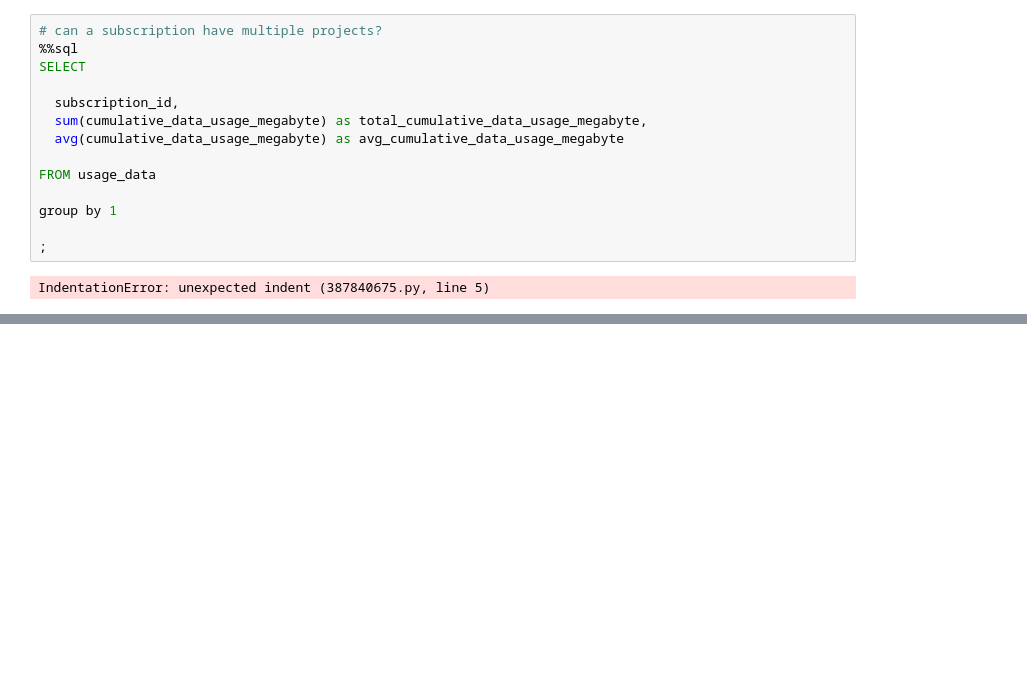
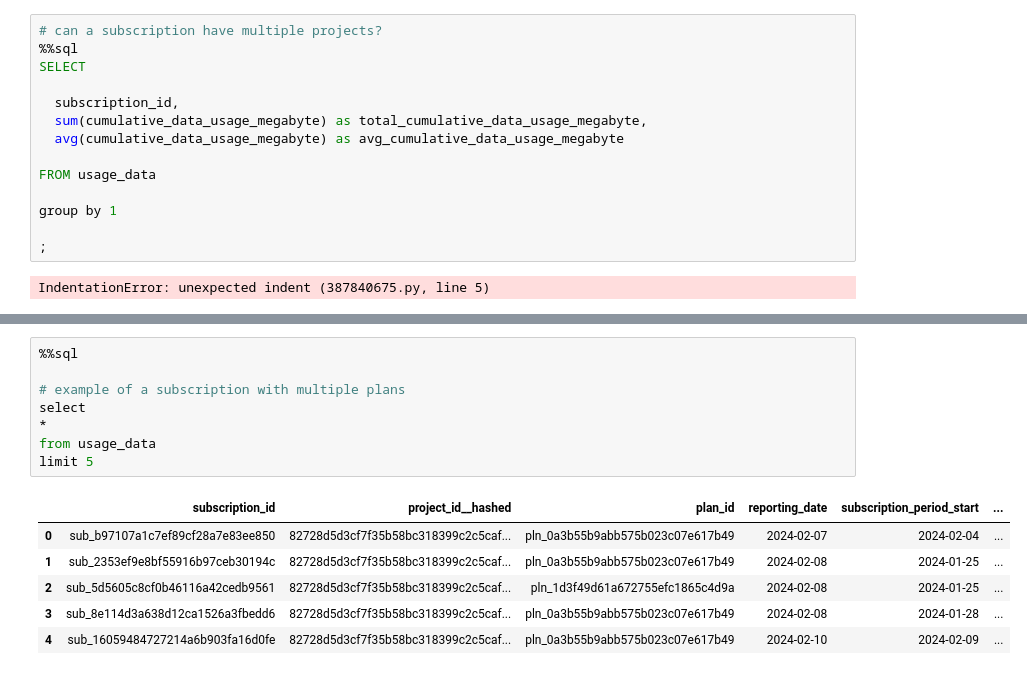
Before and after one commit to Robertoarce/gigs-sql, a Jupyter notebook: analysis.ipynb, the cells around one changed output, grey strips where cells are left out. Drawn from its saved outputs; the diff is of its cells as text; blank space fills up the shorter version.

```diff
--- a/analysis.ipynb
+++ b/analysis.ipynb
@@ -362,0 +481,15 @@ IndentationError: unexpected indent (387840675.py, line 5)
+# %%
+%%sql
+
+# example of a subscription with multiple plans
+select
+*
+from usage_data
+limit 5
+# %% [output]
+|  | subscription_id | project_id__hashed | plan_id | reporting_date | subscription_period_start | ... |
+| 0 | sub_b97107a1c7ef89cf28a7e83ee850 | 82728d5d3cf7f35b58bc318399c2c5caf... | pln_0a3b55b9abb575b023c07e617b49 | 2024-02-07 | 2024-02-04 | ... |
+| 1 | sub_2353ef9e8bf55916b97ceb30194c | 82728d5d3cf7f35b58bc318399c2c5caf... | pln_0a3b55b9abb575b023c07e617b49 | 2024-02-08 | 2024-01-25 | ... |
+| 2 | sub_5d5605c8cf0b46116a42cedb9561 | 82728d5d3cf7f35b58bc318399c2c5caf... | pln_1d3f49d61a672755efc1865c4d9a | 2024-02-08 | 2024-01-25 | ... |
+| 3 | sub_8e114d3a638d12ca1526a3fbedd6 | 82728d5d3cf7f35b58bc318399c2c5caf... | pln_0a3b55b9abb575b023c07e617b49 | 2024-02-08 | 2024-01-28 | ... |
+| 4 | sub_16059484727214a6b903fa16d0fe | 82728d5d3cf7f35b58bc318399c2c5caf... | pln_0a3b55b9abb575b023c07e617b49 | 2024-02-10 | 2024-02-09 | ... |
```
Also changed, not shown: parts of 29 cells of this notebook.
